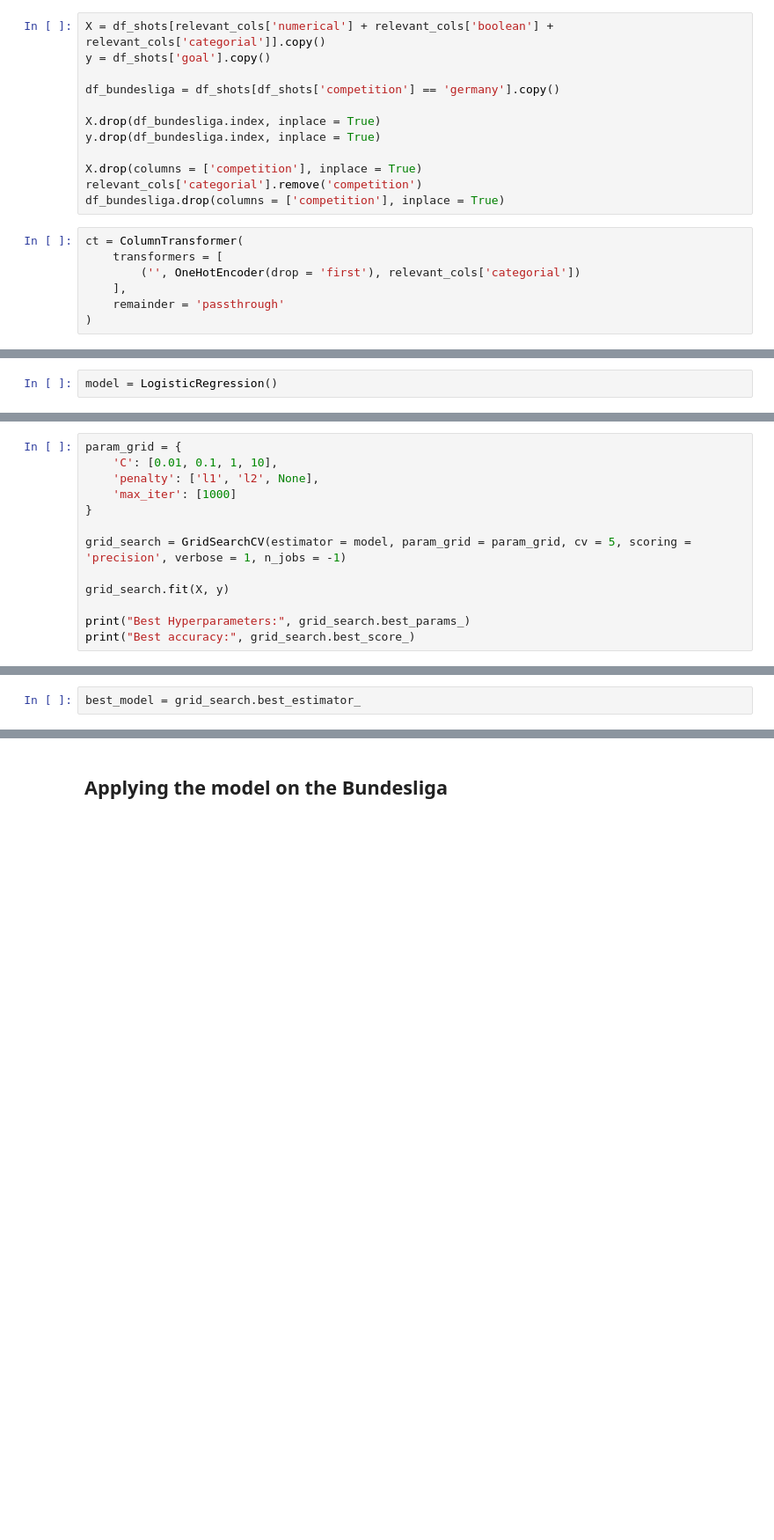
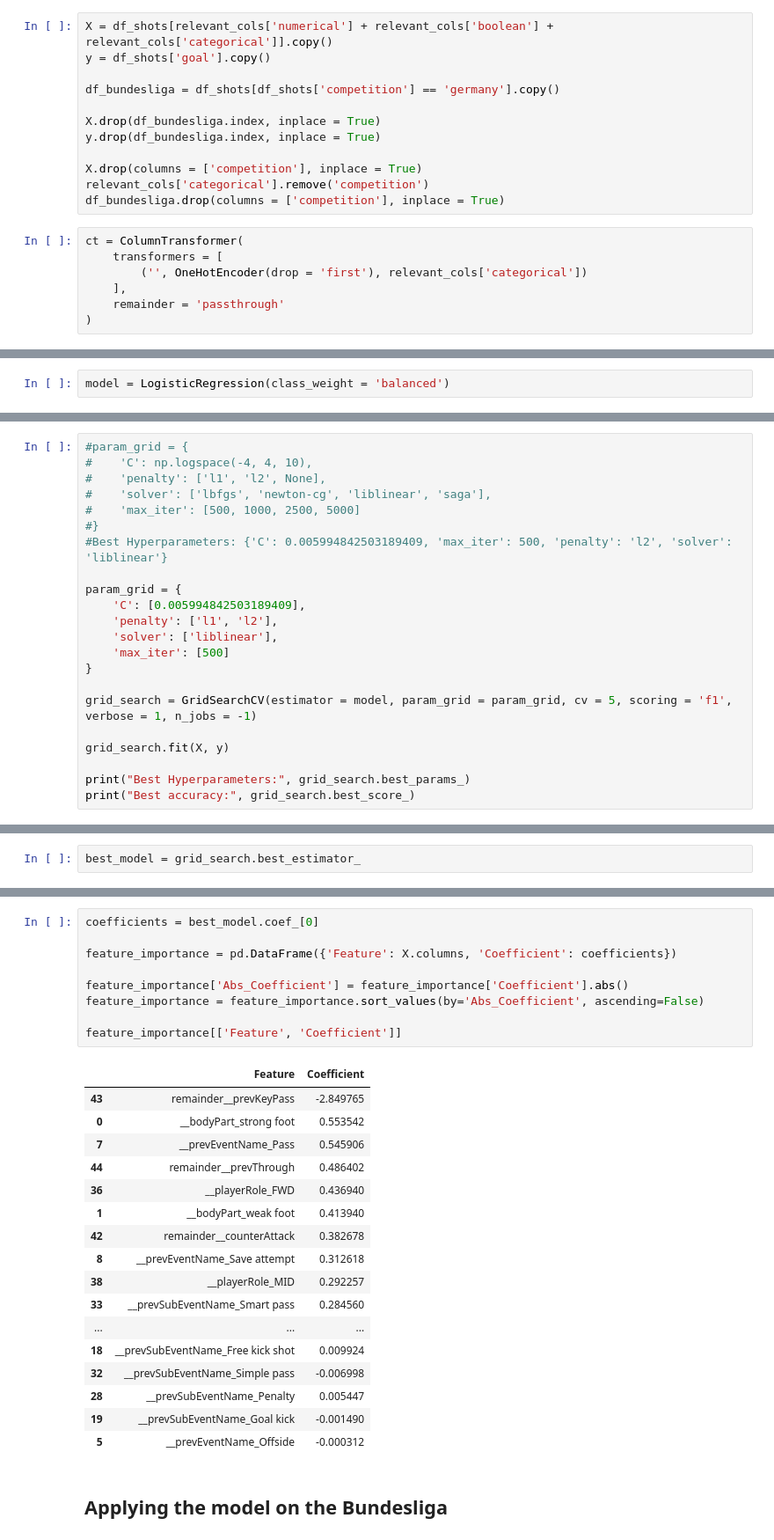
Before and after one commit to j-woe/football-analysis, a Jupyter notebook: EDA.ipynb, the cells around one changed output, grey strips where cells are left out. Shown: that part at 88% size. Saved outputs shown, nothing was run; the diff lists cells and outputs as text; blank space fills up the shorter version.

```diff
--- a/EDA.ipynb
+++ b/EDA.ipynb
@@ -561,5 +552,5 @@ Let's go ahead and create an xGoal-model. We will train and test the model using
 # %%
-X = df_shots[relevant_cols['numerical'] + relevant_cols['boolean'] + relevant_cols['categorial']].copy()
+X = df_shots[relevant_cols['numerical'] + relevant_cols['boolean'] + relevant_cols['categorical']].copy()
 y = df_shots['goal'].copy()
 
 df_bundesliga = df_shots[df_shots['competition'] == 'germany'].copy()
@@ -568,12 +559,12 @@ X.drop(df_bundesliga.index, inplace = True)
 y.drop(df_bundesliga.index, inplace = True)
 
 X.drop(columns = ['competition'], inplace = True)
-relevant_cols['categorial'].remove('competition')
+relevant_cols['categorical'].remove('competition')
 df_bundesliga.drop(columns = ['competition'], inplace = True)
 # %%
 ct = ColumnTransformer(
     transformers = [
-        ('', OneHotEncoder(drop = 'first'), relevant_cols['categorial'])
+        ('', OneHotEncoder(drop = 'first'), relevant_cols['categorical'])
     ],
     remainder = 'passthrough'
 )
@@ -582,4 +573,4 @@ X = ct.fit_transform(X)
 columns_transformed = ct.get_feature_names_out()
 X = pd.DataFrame(X.toarray(), columns = columns_transformed)
 # %%
-model = LogisticRegression()
+model = LogisticRegression(class_weight = 'balanced')
@@ -586,11 +579,20 @@ model = LogisticRegression()
 # %%
+#param_grid = {
+#    'C': np.logspace(-4, 4, 10),
+#    'penalty': ['l1', 'l2', None],
+#    'solver': ['lbfgs', 'newton-cg', 'liblinear', 'saga'],
+#    'max_iter': [500, 1000, 2500, 5000]
+#}
+#Best Hyperparameters: {'C': 0.005994842503189409, 'max_iter': 500, 'penalty': 'l2', 'solver': 'liblinear'}
+
 param_grid = {
-    'C': [0.01, 0.1, 1, 10],
-    'penalty': ['l1', 'l2', None],
-    'max_iter': [1000]
+    'C': [0.005994842503189409],
+    'penalty': ['l1', 'l2'],
+    'solver': ['liblinear'],
+    'max_iter': [500]
 }
 
-grid_search = GridSearchCV(estimator = model, param_grid = param_grid, cv = 5, scoring = 'precision', verbose = 1, n_jobs = -1)
+grid_search = GridSearchCV(estimator = model, param_grid = param_grid, cv = 5, scoring = 'f1', verbose = 1, n_jobs = -1)
 
 grid_search.fit(X, y)
 
@@ -626,3 +612,30 @@ LogisticRegression(C=0.01, max_iter=1000)
+# %%
+coefficients = best_model.coef_[0]
+
+feature_importance = pd.DataFrame({'Feature': X.columns, 'Coefficient': coefficients})
+
+feature_importance['Abs_Coefficient'] = feature_importance['Coefficient'].abs()
+feature_importance = feature_importance.sort_values(by='Abs_Coefficient', ascending=False)
+
+feature_importance[['Feature', 'Coefficient']]
+# %% [output]
+|  | Feature | Coefficient |
+| 43 | remainder__prevKeyPass | -2.849765 |
+| 0 | __bodyPart_strong foot | 0.553542 |
+| 7 | __prevEventName_Pass | 0.545906 |
+| 44 | remainder__prevThrough | 0.486402 |
+| 36 | __playerRole_FWD | 0.436940 |
+| 1 | __bodyPart_weak foot | 0.413940 |
+| 42 | remainder__counterAttack | 0.382678 |
+| 8 | __prevEventName_Save attempt | 0.312618 |
+| 38 | __playerRole_MID | 0.292257 |
+| 33 | __prevSubEventName_Smart pass | 0.284560 |
+| ... | ... | ... |
+| 18 | __prevSubEventName_Free kick shot | 0.009924 |
+| 32 | __prevSubEventName_Simple pass | -0.006998 |
+| 28 | __prevSubEventName_Penalty | 0.005447 |
+| 19 | __prevSubEventName_Goal kick | -0.001490 |
+| 5 | __prevEventName_Offside | -0.000312 |
 # %% [markdown]
 ## Applying the model on the Bundesliga
 # %%
```
Also changed, not shown: parts of 25 cells of this notebook.
